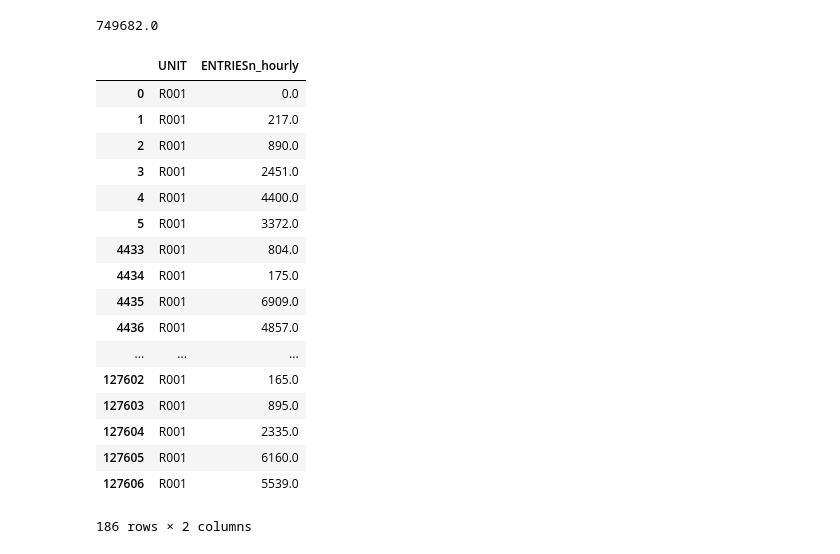
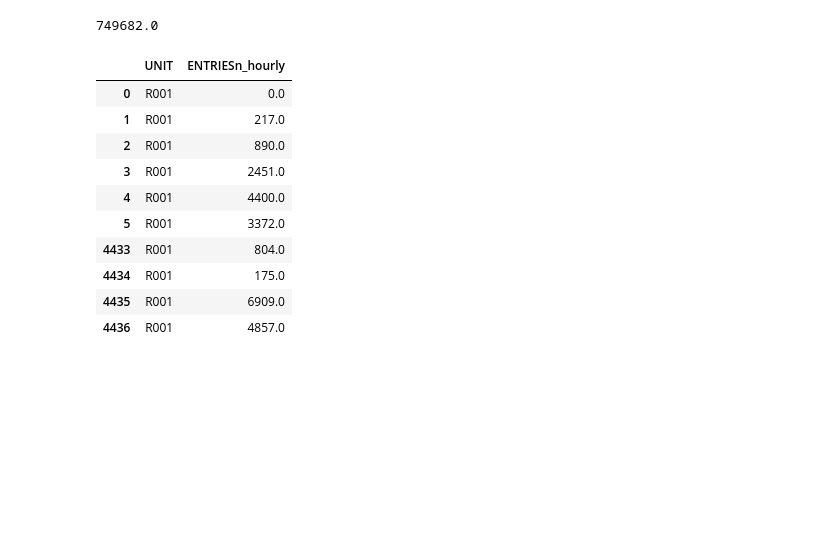
Before and after one commit to avizzon/analyzing-subway-data-ndfdsi_asv, a Jupyter notebook: analyzing-subway-data-ndfdsi_asv.ipynb, the cells around one changed output. Cells and saved outputs as stored; diff of their text form; code cells hidden in the pictures; blank space fills up the shorter version.

```diff
--- a/analyzing-subway-data-ndfdsi_asv.ipynb
+++ b/analyzing-subway-data-ndfdsi_asv.ipynb
@@ -563,23 +532,16 @@ subway[subway['UNIT'] == 'R001']['ENTRIESn_hourly'].sum()
 # %% [output]
 749682.0
 # %%
-subway[subway['UNIT'] == 'R001'][['UNIT','ENTRIESn_hourly']]
+subway[subway['UNIT'] == 'R001'][['UNIT','ENTRIESn_hourly']].head(10)
 # %% [output]
 |  | UNIT | ENTRIESn_hourly |
 | 0 | R001 | 0.0 |
 | 1 | R001 | 217.0 |
 | 2 | R001 | 890.0 |
 | 3 | R001 | 2451.0 |
 | 4 | R001 | 4400.0 |
 | 5 | R001 | 3372.0 |
 | 4433 | R001 | 804.0 |
 | 4434 | R001 | 175.0 |
 | 4435 | R001 | 6909.0 |
 | 4436 | R001 | 4857.0 |
-| ... | ... | ... |
-| 127602 | R001 | 165.0 |
-| 127603 | R001 | 895.0 |
-| 127604 | R001 | 2335.0 |
-| 127605 | R001 | 6160.0 |
-| 127606 | R001 | 5539.0 |
-186 rows × 2 columns
```
Also changed, not shown: parts of 6 cells of this notebook.
